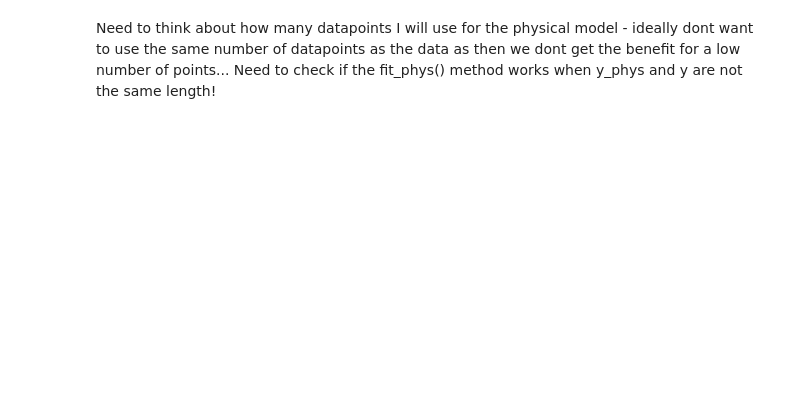
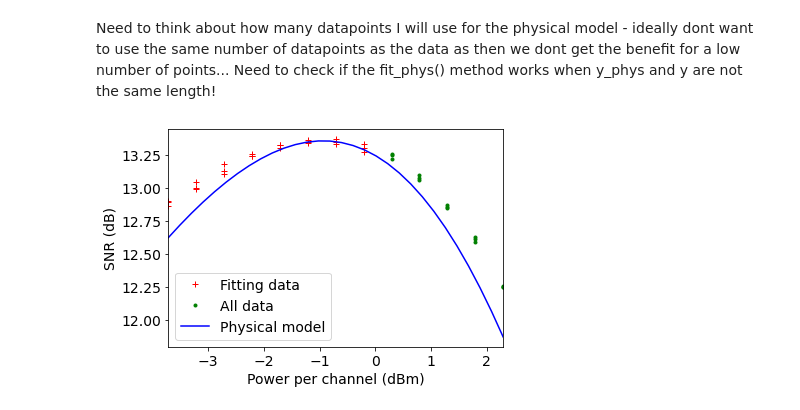
Before and after one commit to joshnevin/physics_enhanced_GPs, a Jupyter notebook: physical_model_enhanced_gps.ipynb, the cells around one changed output. Saved outputs shown, nothing was run; the diff lists cells and outputs as text; code cells hidden in the pictures; blank space fills up the shorter version.

```diff
--- a/physical_model_enhanced_gps.ipynb
+++ b/physical_model_enhanced_gps.ipynb
@@ -89,0 +131,12 @@ Need to think about how many datapoints I will use for the physical model - idea
+# %%
+plt.plot(pch_fit_shifted, snr_fit, 'r+', label='Fitting data')
+plt.plot(pch_shifted[-15:], snr[-15:], 'g.', label='All data')
+plt.plot(pch_test, snr_phys_test, 'b-', label='Physical model')
+plt.xlim([pch_shifted[0], pch_shifted[-1]])
+plt.xlabel("Power per channel (dBm)")
+plt.ylabel("SNR (dB)")
+plt.legend()
+#plt.savefig('powershifted_gn_comparison.pdf', dpi=200,bbox_inches='tight')
+plt.show()
+# %% [output]
+[figure, added]
```
Also changed, not shown: parts of 28 cells of this notebook.
